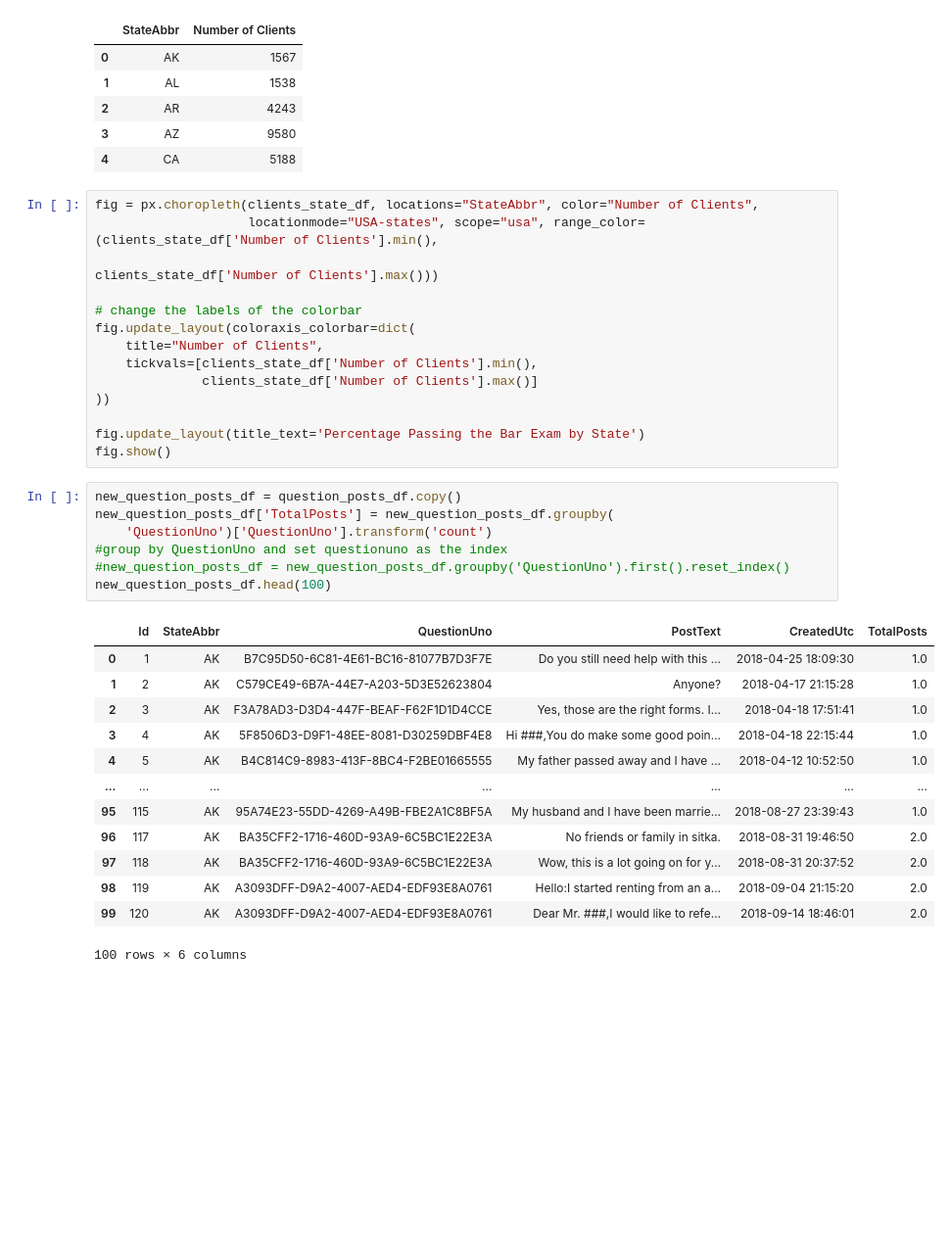
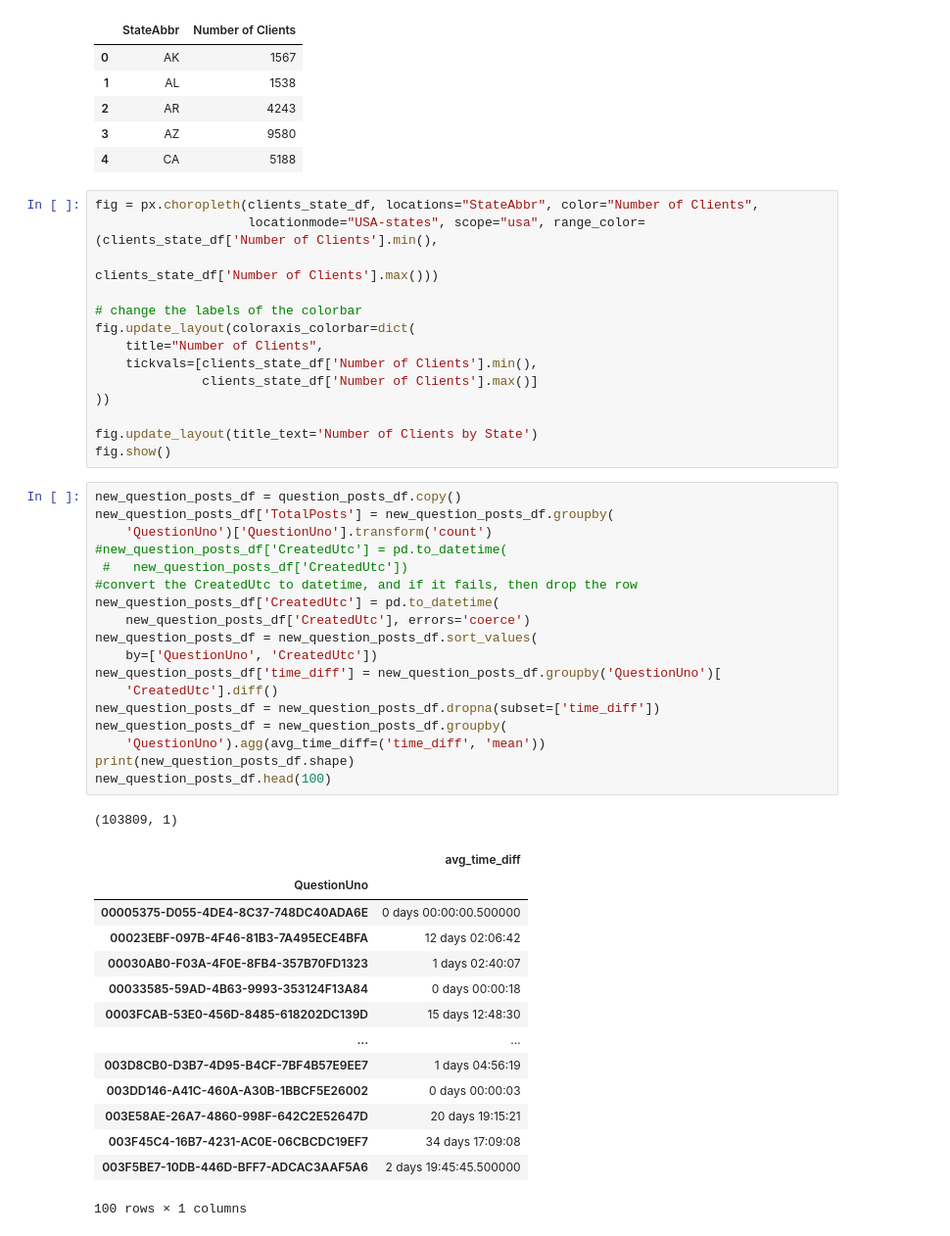
Before and after one commit to dwijenchawra/asadatafest_2023, a Jupyter notebook: arnav_work.ipynb, the cells around one changed output. Shown at 98% size. Drawn from its saved outputs; the diff is of its cells as text; blank space fills up the shorter version.

```diff
--- a/arnav_work.ipynb
+++ b/arnav_work.ipynb
@@ -349,26 +356,39 @@ fig.update_layout(coloraxis_colorbar=dict(
               clients_state_df['Number of Clients'].max()]
 ))
 
-fig.update_layout(title_text='Percentage Passing the Bar Exam by State')
+fig.update_layout(title_text='Number of Clients by State')
 fig.show()
 # %%
 new_question_posts_df = question_posts_df.copy()
 new_question_posts_df['TotalPosts'] = new_question_posts_df.groupby(
     'QuestionUno')['QuestionUno'].transform('count')
-#group by QuestionUno and set questionuno as the index
-#new_question_posts_df = new_question_posts_df.groupby('QuestionUno').first().reset_index()
+#new_question_posts_df['CreatedUtc'] = pd.to_datetime(
+ #   new_question_posts_df['CreatedUtc'])
+#convert the CreatedUtc to datetime, and if it fails, then drop the row
+new_question_posts_df['CreatedUtc'] = pd.to_datetime(
+    new_question_posts_df['CreatedUtc'], errors='coerce')
+new_question_posts_df = new_question_posts_df.sort_values(
+    by=['QuestionUno', 'CreatedUtc'])
+new_question_posts_df['time_diff'] = new_question_posts_df.groupby('QuestionUno')[
+    'CreatedUtc'].diff()
+new_question_posts_df = new_question_posts_df.dropna(subset=['time_diff'])
+new_question_posts_df = new_question_posts_df.groupby(
+    'QuestionUno').agg(avg_time_diff=('time_diff', 'mean'))
+print(new_question_posts_df.shape)
 new_question_posts_df.head(100)
 # %% [output]
+(103809, 1)
-|  | Id | StateAbbr | QuestionUno | PostText | CreatedUtc | TotalPosts |
-| 0 | 1 | AK | B7C95D50-6C81-4E61-BC16-81077B7D3F7E | Do you still need help with this ... | 2018-04-25 18:09:30 | 1.0 |
-| 1 | 2 | AK | C579CE49-6B7A-44E7-A203-5D3E52623804 | Anyone? | 2018-04-17 21:15:28 | 1.0 |
-| 2 | 3 | AK | F3A78AD3-D3D4-447F-BEAF-F62F1D1D4CCE | Yes, those are the right forms. I... | 2018-04-18 17:51:41 | 1.0 |
-| 3 | 4 | AK | 5F8506D3-D9F1-48EE-8081-D30259DBF4E8 | Hi ###,You do make some good poin... | 2018-04-18 22:15:44 | 1.0 |
-| 4 | 5 | AK | B4C814C9-8983-413F-8BC4-F2BE01665555 | My father passed away and I have ... | 2018-04-12 10:52:50 | 1.0 |
-| ... | ... | ... | ... | ... | ... | ... |
-| 95 | 115 | AK | 95A74E23-55DD-4269-A49B-FBE2A1C8BF5A | My husband and I have been marrie... | 2018-08-27 23:39:43 | 1.0 |
-| 96 | 117 | AK | BA35CFF2-1716-460D-93A9-6C5BC1E22E3A | No friends or family in sitka. | 2018-08-31 19:46:50 | 2.0 |
-| 97 | 118 | AK | BA35CFF2-1716-460D-93A9-6C5BC1E22E3A | Wow, this is a lot going on for y... | 2018-08-31 20:37:52 | 2.0 |
-| 98 | 119 | AK | A3093DFF-D9A2-4007-AED4-EDF93E8A0761 | Hello:I started renting from an a... | 2018-09-04 21:15:20 | 2.0 |
-| 99 | 120 | AK | A3093DFF-D9A2-4007-AED4-EDF93E8A0761 | Dear Mr. ###,I would like to refe... | 2018-09-14 18:46:01 | 2.0 |
+|  | avg_time_diff |
+| QuestionUno |  |
+| 00005375-D055-4DE4-8C37-748DC40ADA6E | 0 days 00:00:00.500000 |
+| 00023EBF-097B-4F46-81B3-7A495ECE4BFA | 12 days 02:06:42 |
+| 00030AB0-F03A-4F0E-8FB4-357B70FD1323 | 1 days 02:40:07 |
+| 00033585-59AD-4B63-9993-353124F13A84 | 0 days 00:00:18 |
+| 0003FCAB-53E0-456D-8485-618202DC139D | 15 days 12:48:30 |
+| ... | ... |
+| 003D8CB0-D3B7-4D95-B4CF-7BF4B57E9EE7 | 1 days 04:56:19 |
+| 003DD146-A41C-460A-A30B-1BBCF5E26002 | 0 days 00:00:03 |
+| 003E58AE-26A7-4860-998F-642C2E52647D | 20 days 19:15:21 |
+| 003F45C4-16B7-4231-AC0E-06CBCDC19EF7 | 34 days 17:09:08 |
+| 003F5BE7-10DB-446D-BFF7-ADCAC3AAF5A6 | 2 days 19:45:45.500000 |
-100 rows × 6 columns
+100 rows × 1 columns
```
Also changed, not shown: parts of 3 cells of this notebook.
